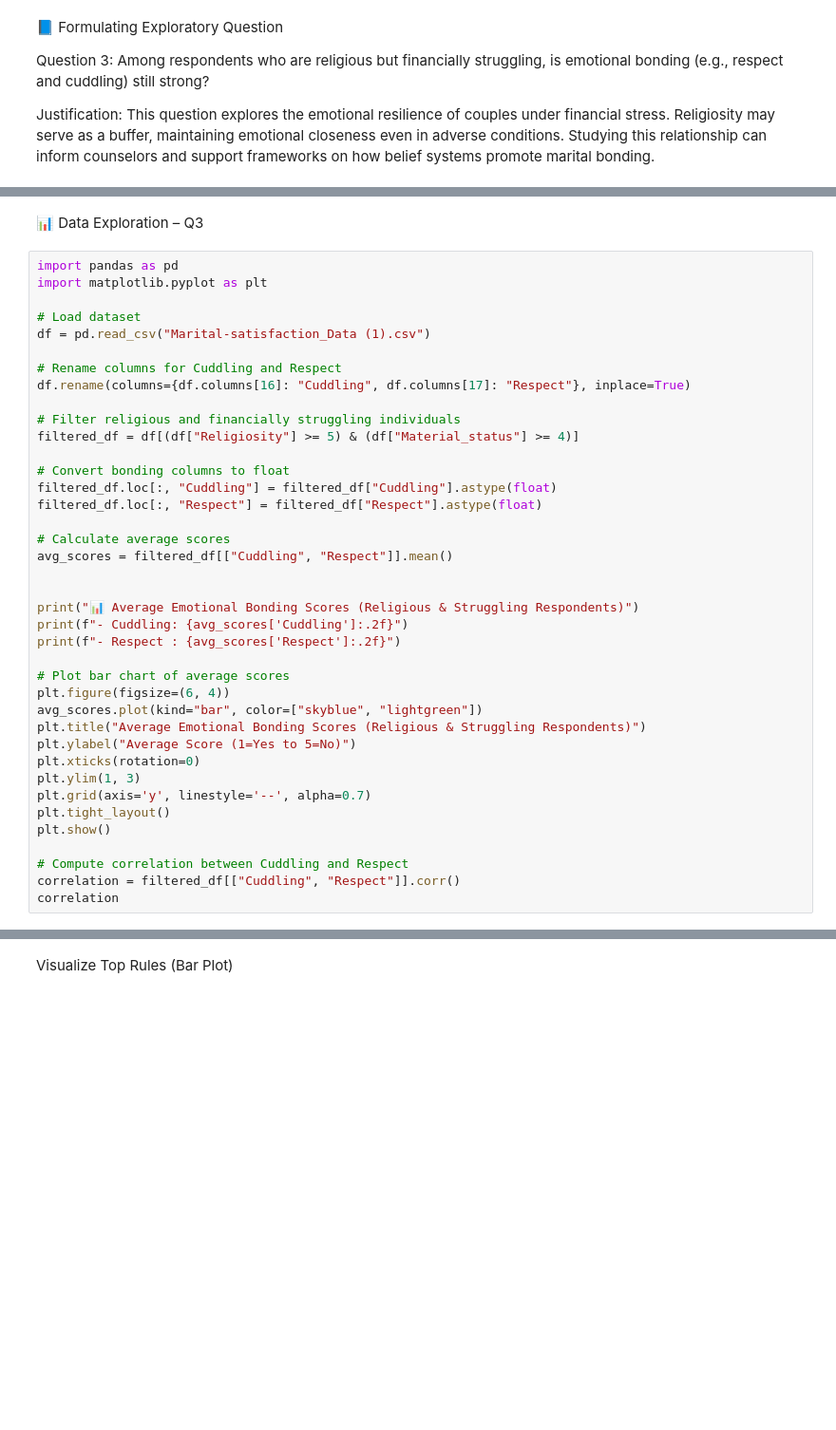
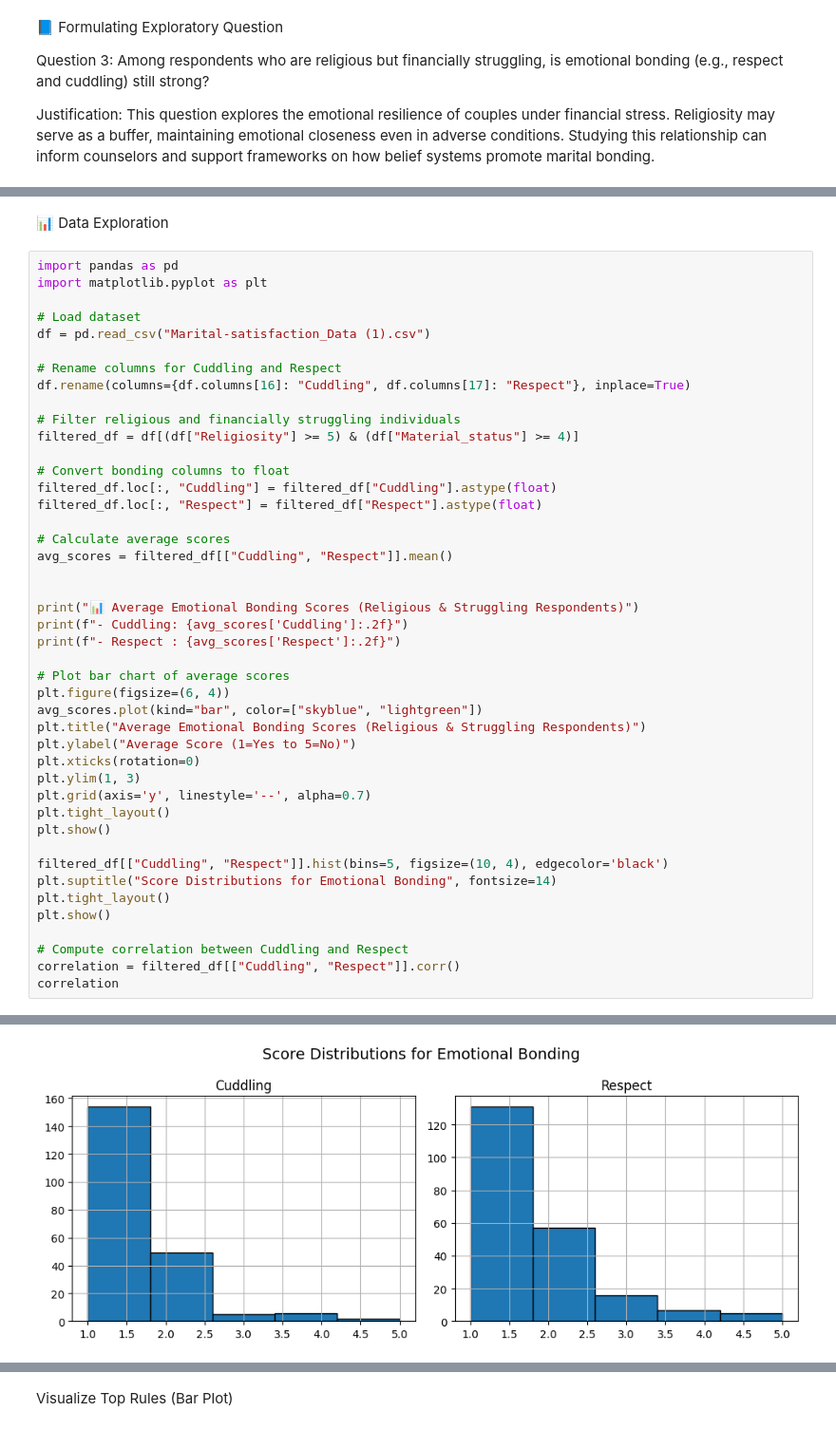
Before and after one commit to MelvinSiaw/Data-Mining, a Jupyter notebook: question3.ipynb, the cells around one changed output, grey strips where cells are left out. Shown: that part at 95% size. Cells and saved outputs as stored; diff of their text form; blank space fills up the shorter version.

```diff
--- a/question3.ipynb
+++ b/question3.ipynb
@@ -140,5 +11,5 @@ rules_df
 # %% [markdown]
-📊 Data Exploration – Q3
+📊 Data Exploration
 # %%
 import pandas as pd
 import matplotlib.pyplot as plt
@@ -156,33 +27,39 @@ filtered_df = df[(df["Religiosity"] >= 5) & (df["Material_status"] >= 4)]
 filtered_df.loc[:, "Cuddling"] = filtered_df["Cuddling"].astype(float)
 filtered_df.loc[:, "Respect"] = filtered_df["Respect"].astype(float)
 
 # Calculate average scores
 avg_scores = filtered_df[["Cuddling", "Respect"]].mean()
 
 
 print("📊 Average Emotional Bonding Scores (Religious & Struggling Respondents)")
 print(f"- Cuddling: {avg_scores['Cuddling']:.2f}")
 print(f"- Respect : {avg_scores['Respect']:.2f}")
 
 # Plot bar chart of average scores
 plt.figure(figsize=(6, 4))
 avg_scores.plot(kind="bar", color=["skyblue", "lightgreen"])
 plt.title("Average Emotional Bonding Scores (Religious & Struggling Respondents)")
 plt.ylabel("Average Score (1=Yes to 5=No)")
 plt.xticks(rotation=0)
 plt.ylim(1, 3)
 plt.grid(axis='y', linestyle='--', alpha=0.7)
 plt.tight_layout()
 plt.show()
 
+filtered_df[["Cuddling", "Respect"]].hist(bins=5, figsize=(10, 4), edgecolor='black')
+plt.suptitle("Score Distributions for Emotional Bonding", fontsize=14)
+plt.tight_layout()
+plt.show()
+
 # Compute correlation between Cuddling and Respect
 correlation = filtered_df[["Cuddling", "Respect"]].corr()
 correlation
 # %% [output]
 📊 Average Emotional Bonding Scores (Religious & Struggling Respondents)
 - Cuddling: 1.39
 - Respect : 1.60
 [figure]
+[figure, added]
 |  | Cuddling | Respect |
 | Cuddling | 1.000000 | 0.697724 |
 | Respect | 0.697724 | 1.000000 |
```
Also changed, not shown: parts of 11 cells of this notebook.
